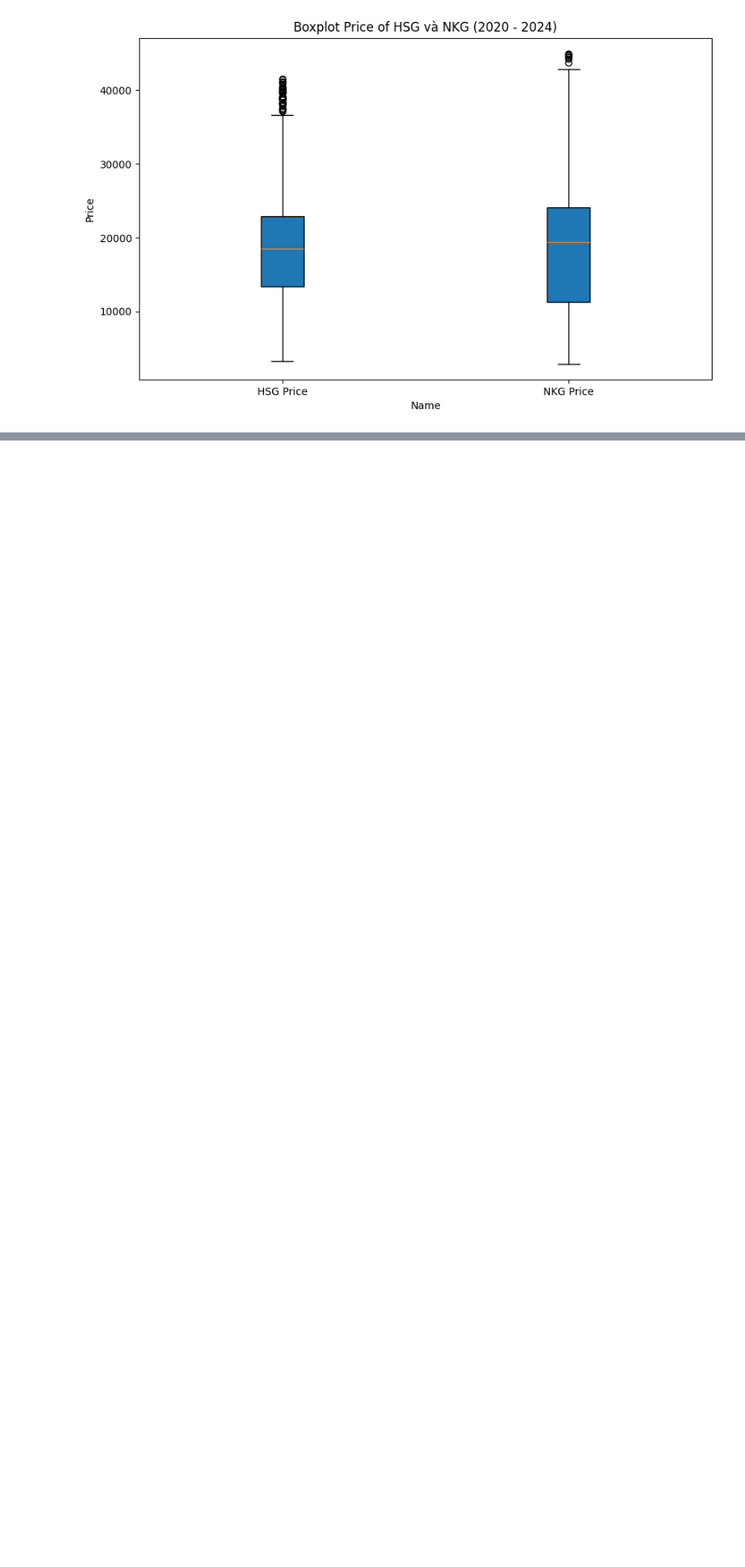
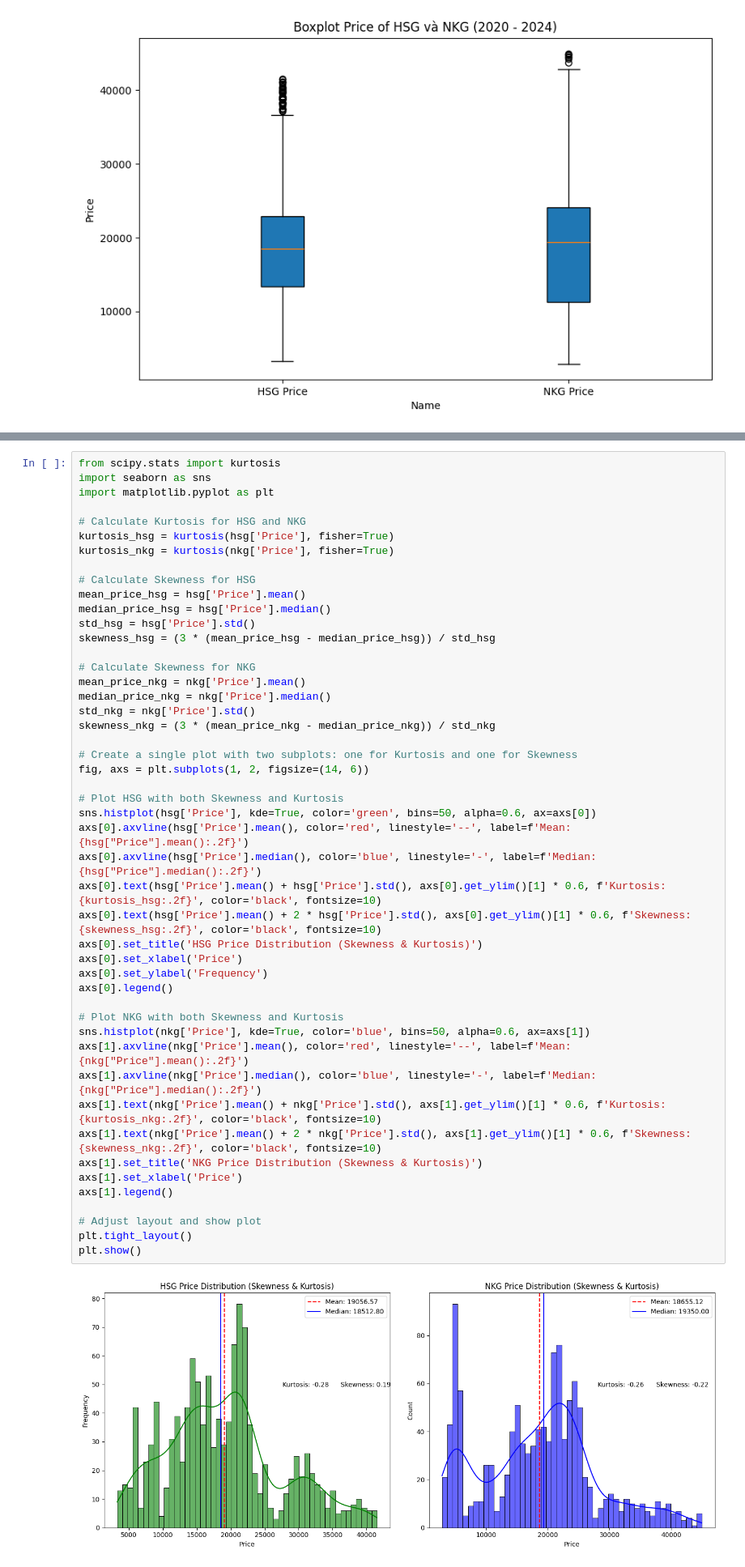
Before and after one commit to hien01604/STAT3013.P11_Nhom2, a Jupyter notebook: Statistics Description/Statistics_Description.ipynb, the cells around one changed output, grey strips where cells are left out. Shown at 81% size. Saved outputs shown, nothing was run; the diff lists cells and outputs as text; blank space fills up the shorter version.

```diff
--- a/Statistics Description/Statistics_Description.ipynb
+++ b/Statistics Description/Statistics_Description.ipynb
@@ -515,0 +274,50 @@ plt.show()
+# %%
+from scipy.stats import kurtosis
+import seaborn as sns
+import matplotlib.pyplot as plt
+
+# Calculate Kurtosis for HSG and NKG
+kurtosis_hsg = kurtosis(hsg['Price'], fisher=True)
+kurtosis_nkg = kurtosis(nkg['Price'], fisher=True)
+
+# Calculate Skewness for HSG
+mean_price_hsg = hsg['Price'].mean()
+median_price_hsg = hsg['Price'].median()
+std_hsg = hsg['Price'].std()
+skewness_hsg = (3 * (mean_price_hsg - median_price_hsg)) / std_hsg
+
+# Calculate Skewness for NKG
+mean_price_nkg = nkg['Price'].mean()
+median_price_nkg = nkg['Price'].median()
+std_nkg = nkg['Price'].std()
+skewness_nkg = (3 * (mean_price_nkg - median_price_nkg)) / std_nkg
+
+# Create a single plot with two subplots: one for Kurtosis and one for Skewness
+fig, axs = plt.subplots(1, 2, figsize=(14, 6))
+
+# Plot HSG with both Skewness and Kurtosis
+sns.histplot(hsg['Price'], kde=True, color='green', bins=50, alpha=0.6, ax=axs[0])
+axs[0].axvline(hsg['Price'].mean(), color='red', linestyle='--', label=f'Mean: {hsg["Price"].mean():.2f}')
+axs[0].axvline(hsg['Price'].median(), color='blue', linestyle='-', label=f'Median: {hsg["Price"].median():.2f}')
+axs[0].text(hsg['Price'].mean() + hsg['Price'].std(), axs[0].get_ylim()[1] * 0.6, f'Kurtosis: {kurtosis_hsg:.2f}', color='black', fontsize=10)
+axs[0].text(hsg['Price'].mean() + 2 * hsg['Price'].std(), axs[0].get_ylim()[1] * 0.6, f'Skewness: {skewness_hsg:.2f}', color='black', fontsize=10)
+axs[0].set_title('HSG Price Distribution (Skewness & Kurtosis)')
+axs[0].set_xlabel('Price')
+axs[0].set_ylabel('Frequency')
+axs[0].legend()
+
+# Plot NKG with both Skewness and Kurtosis
+sns.histplot(nkg['Price'], kde=True, color='blue', bins=50, alpha=0.6, ax=axs[1])
+axs[1].axvline(nkg['Price'].mean(), color='red', linestyle='--', label=f'Mean: {nkg["Price"].mean():.2f}')
+axs[1].axvline(nkg['Price'].median(), color='blue', linestyle='-', label=f'Median: {nkg["Price"].median():.2f}')
+axs[1].text(nkg['Price'].mean() + nkg['Price'].std(), axs[1].get_ylim()[1] * 0.6, f'Kurtosis: {kurtosis_nkg:.2f}', color='black', fontsize=10)
+axs[1].text(nkg['Price'].mean() + 2 * nkg['Price'].std(), axs[1].get_ylim()[1] * 0.6, f'Skewness: {skewness_nkg:.2f}', color='black', fontsize=10)
+axs[1].set_title('NKG Price Distribution (Skewness & Kurtosis)')
+axs[1].set_xlabel('Price')
+axs[1].legend()
+
+# Adjust layout and show plot
+plt.tight_layout()
+plt.show()
+# %% [output]
+[figure, added]
```
Also changed, not shown: parts of 39 cells of this notebook, 7 other files.
